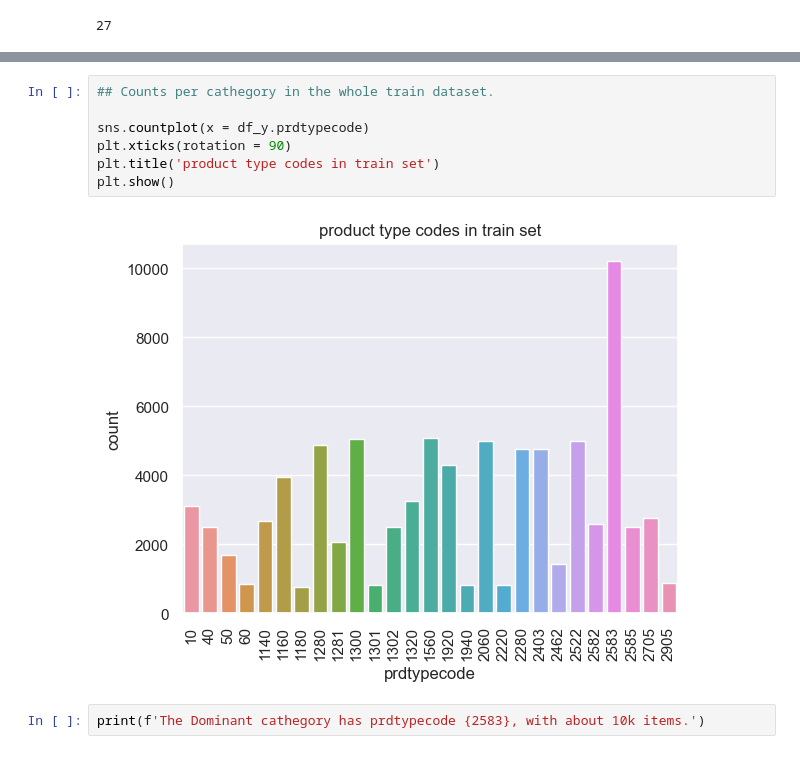
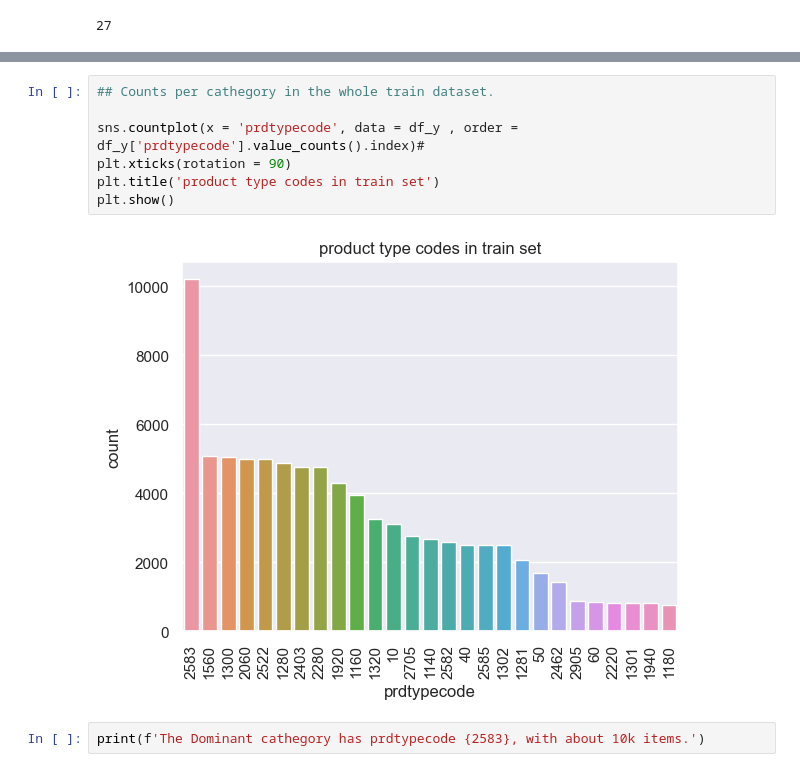
Before and after one commit to RamiroHR/Multimodal-Data-Product-Classification-Model, a Jupyter notebook: Rakuten_DataExploration.ipynb, the cells around one changed output, grey strips where cells are left out. Drawn from its saved outputs; the diff is of its cells as text.

```diff
--- a/Rakuten_DataExploration.ipynb
+++ b/Rakuten_DataExploration.ipynb
@@ -217,12 +363,12 @@ dtype: int64
 # %%
 ## Counts per cathegory in the whole train dataset.
 
-sns.countplot(x = df_y.prdtypecode)
+sns.countplot(x = 'prdtypecode', data = df_y , order = df_y['prdtypecode'].value_counts().index)#
 plt.xticks(rotation = 90)
 plt.title('product type codes in train set')
 plt.show()
 # %% [output]
-[figure, old version]
+[figure, new version]
 # %%
 print(f'The Dominant cathegory has prdtypecode {2583}, with about 10k items.')
 # %% [output]
```
Also changed, not shown: parts of 46 cells of this notebook.
